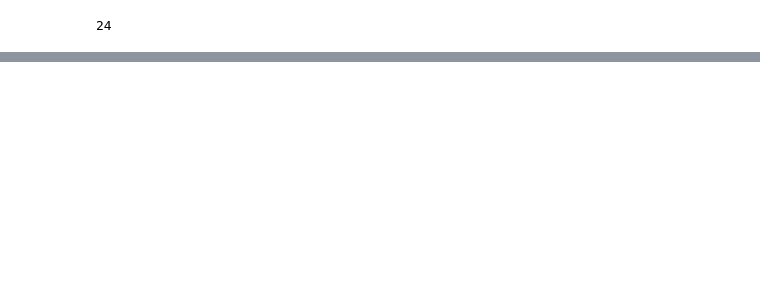
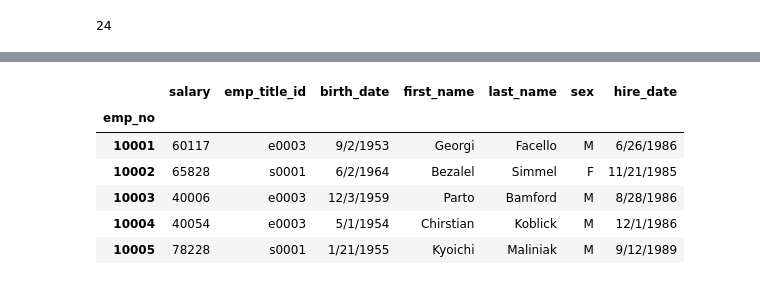
Before and after one commit to madeleine-tenenbaum/sql-challenge, a Jupyter notebook: EmployeeSQL/employees.ipynb, the cells around one changed output, grey strips where cells are left out. Cells and saved outputs as stored; diff of their text form; code cells hidden in the pictures; blank space fills up the shorter version.

```diff
--- a/EmployeeSQL/employees.ipynb
+++ b/EmployeeSQL/employees.ipynb
@@ -72,0 +141,11 @@ dep_mgr_df.emp_no.nunique()
+# %%
+total_df=salary_df.set_index('emp_no').join(employee_df.set_index('emp_no'))
+total_df.head()
+# %% [output]
+|  | salary | emp_title_id | birth_date | first_name | last_name | sex | hire_date |
+| emp_no |  |  |  |  |  |  |  |
+| 10001 | 60117 | e0003 | 9/2/1953 | Georgi | Facello | M | 6/26/1986 |
+| 10002 | 65828 | s0001 | 6/2/1964 | Bezalel | Simmel | F | 11/21/1985 |
+| 10003 | 40006 | e0003 | 12/3/1959 | Parto | Bamford | M | 8/28/1986 |
+| 10004 | 40054 | e0003 | 5/1/1954 | Chirstian | Koblick | M | 12/1/1986 |
+| 10005 | 78228 | s0001 | 1/21/1955 | Kyoichi | Maliniak | M | 9/12/1989 |
```
Also changed, not shown: parts of 24 cells of this notebook.
